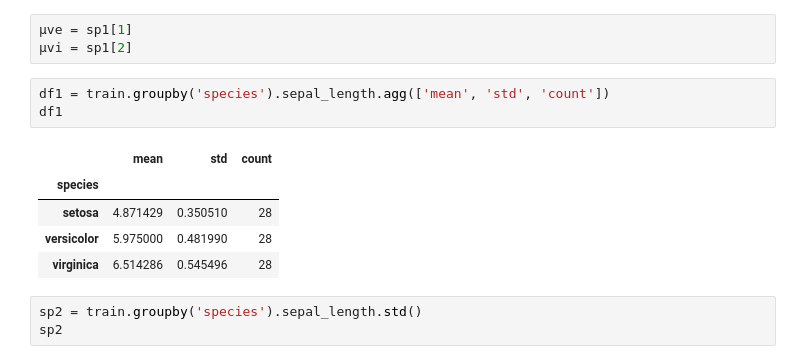
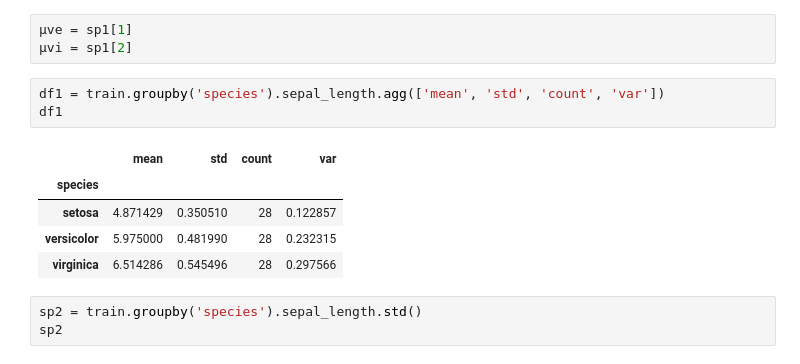
Before and after one commit to o0amandagomez0o/classification-exercises, a Jupyter notebook: classification_exercises.ipynb, the cells around one changed output. Saved outputs shown, nothing was run; the diff lists cells and outputs as text.

```diff
--- a/classification_exercises.ipynb
+++ b/classification_exercises.ipynb
@@ -955,14 +979,14 @@ Name: sepal_length, dtype: float64
 μve = sp1[1]
 μvi = sp1[2]
 # %%
-df1 = train.groupby('species').sepal_length.agg(['mean', 'std', 'count'])
+df1 = train.groupby('species').sepal_length.agg(['mean', 'std', 'count', 'var'])
 df1
 # %% [output]
-|  | mean | std | count |
-| species |  |  |  |
-| setosa | 4.871429 | 0.350510 | 28 |
-| versicolor | 5.975000 | 0.481990 | 28 |
-| virginica | 6.514286 | 0.545496 | 28 |
+|  | mean | std | count | var |
+| species |  |  |  |  |
+| setosa | 4.871429 | 0.350510 | 28 | 0.122857 |
+| versicolor | 5.975000 | 0.481990 | 28 | 0.232315 |
+| virginica | 6.514286 | 0.545496 | 28 | 0.297566 |
 # %%
 sp2 = train.groupby('species').sepal_length.std()
 sp2
```
Also changed, not shown: parts of 12 cells of this notebook, 4 other files.
